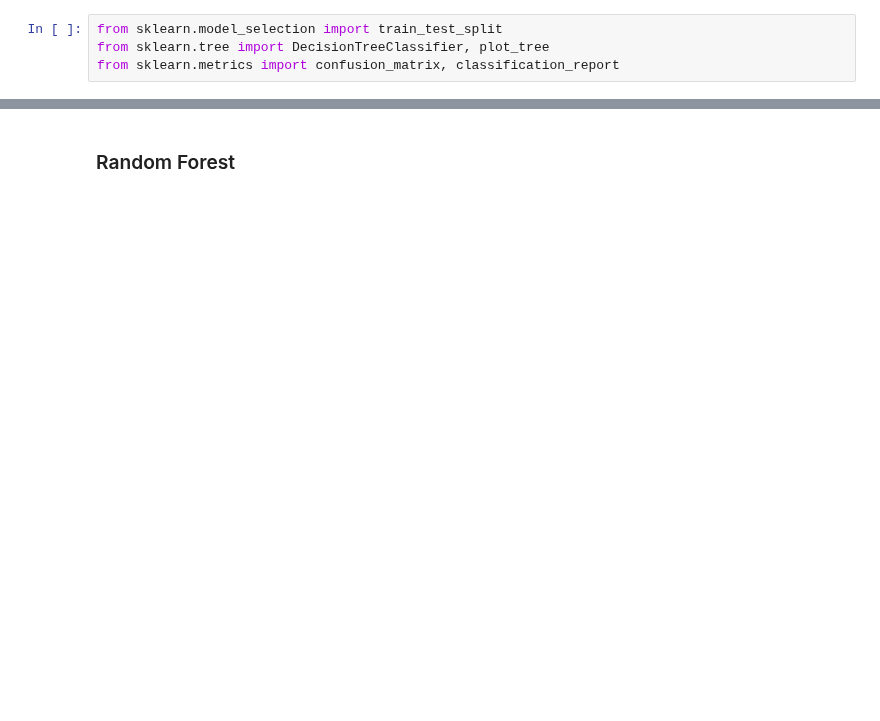
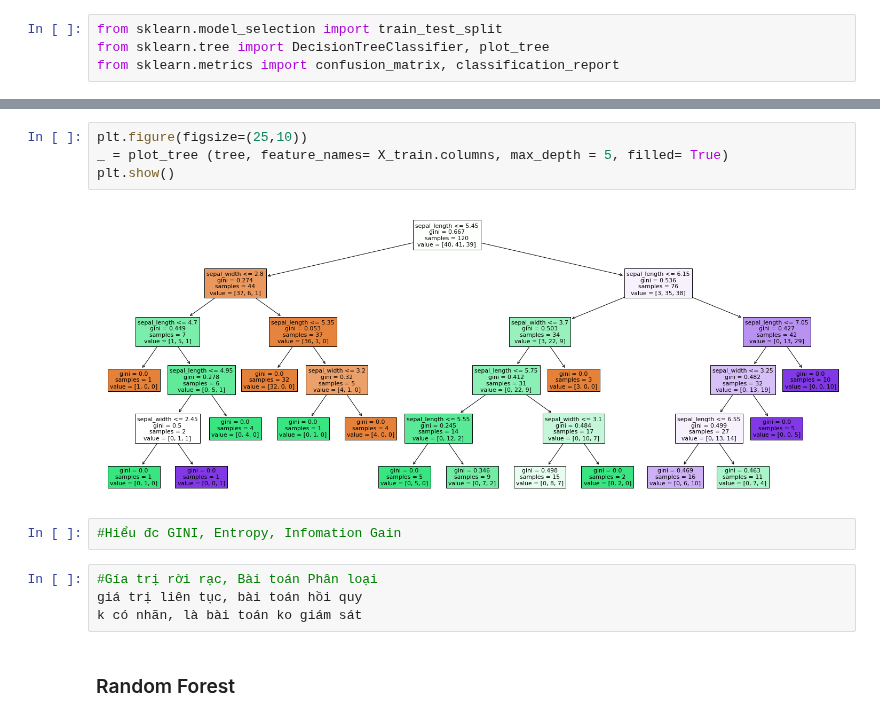
Before and after one commit to honghanhh/py40a12l2, a Jupyter notebook: lectures/lecture6/Hien_trees.ipynb, the cells around one changed output, grey strips where cells are left out. Cells and saved outputs as stored; diff of their text form; blank space fills up the shorter version.

```diff
--- a/lectures/lecture6/Hien_trees.ipynb
+++ b/lectures/lecture6/Hien_trees.ipynb
@@ -91,3 +141,15 @@ def visualize_classifier(model, X, y, ax=None, cmap='rainbow'):
+# %%
+plt.figure(figsize=(25,10))
+_ = plot_tree (tree, feature_names= X_train.columns, max_depth = 5, filled= True)
+plt.show()
+# %% [output]
+[figure, added]
+# %%
+#Hiểu đc GINI, Entropy, Infomation Gain
+# %%
+#Gía trị rời rạc, Bài toán Phân loại
+giá trị liên tục, bài toán hồi quy
+k có nhãn, là bài toán ko giám sát
 # %% [markdown]
 ### Random Forest
 # %% [markdown]
```
Also changed, not shown: parts of 11 cells of this notebook.
